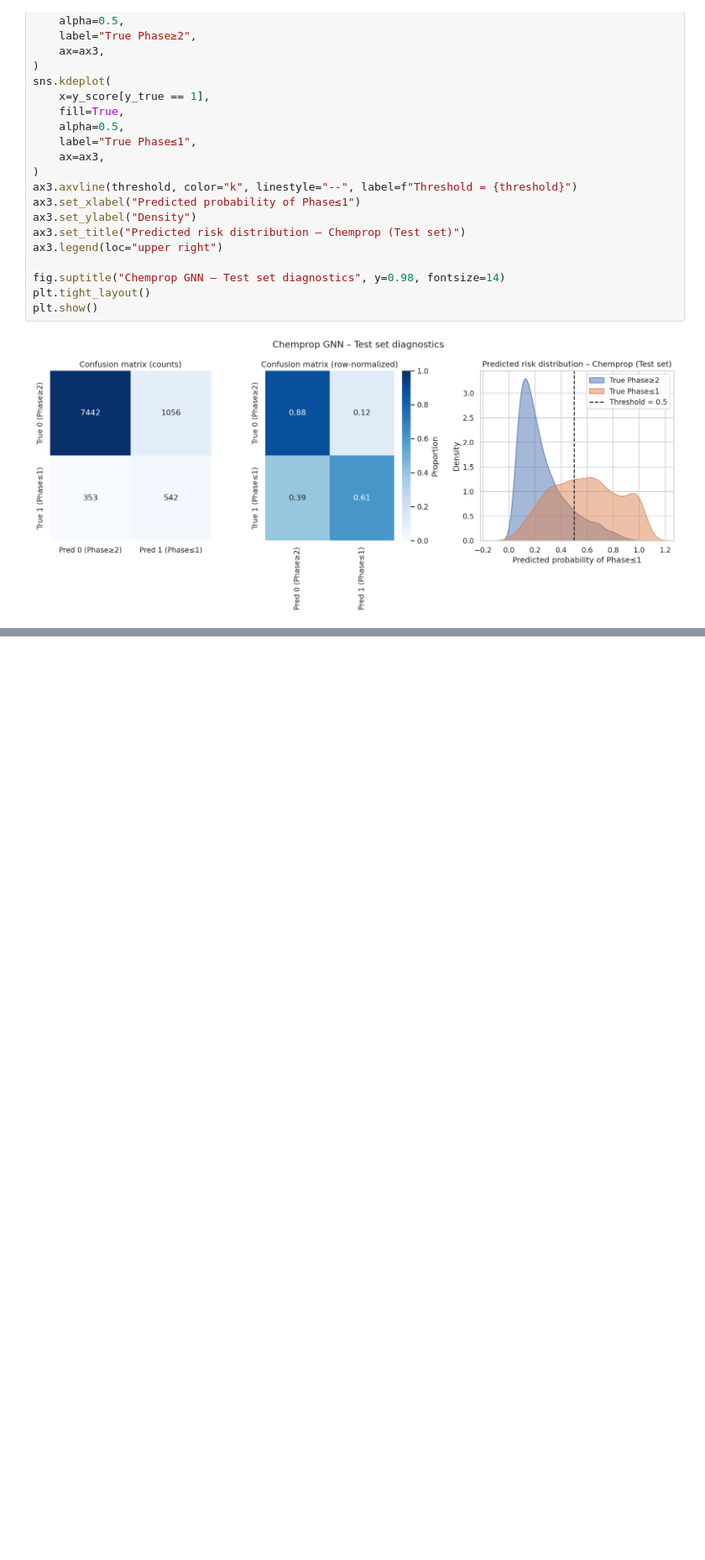
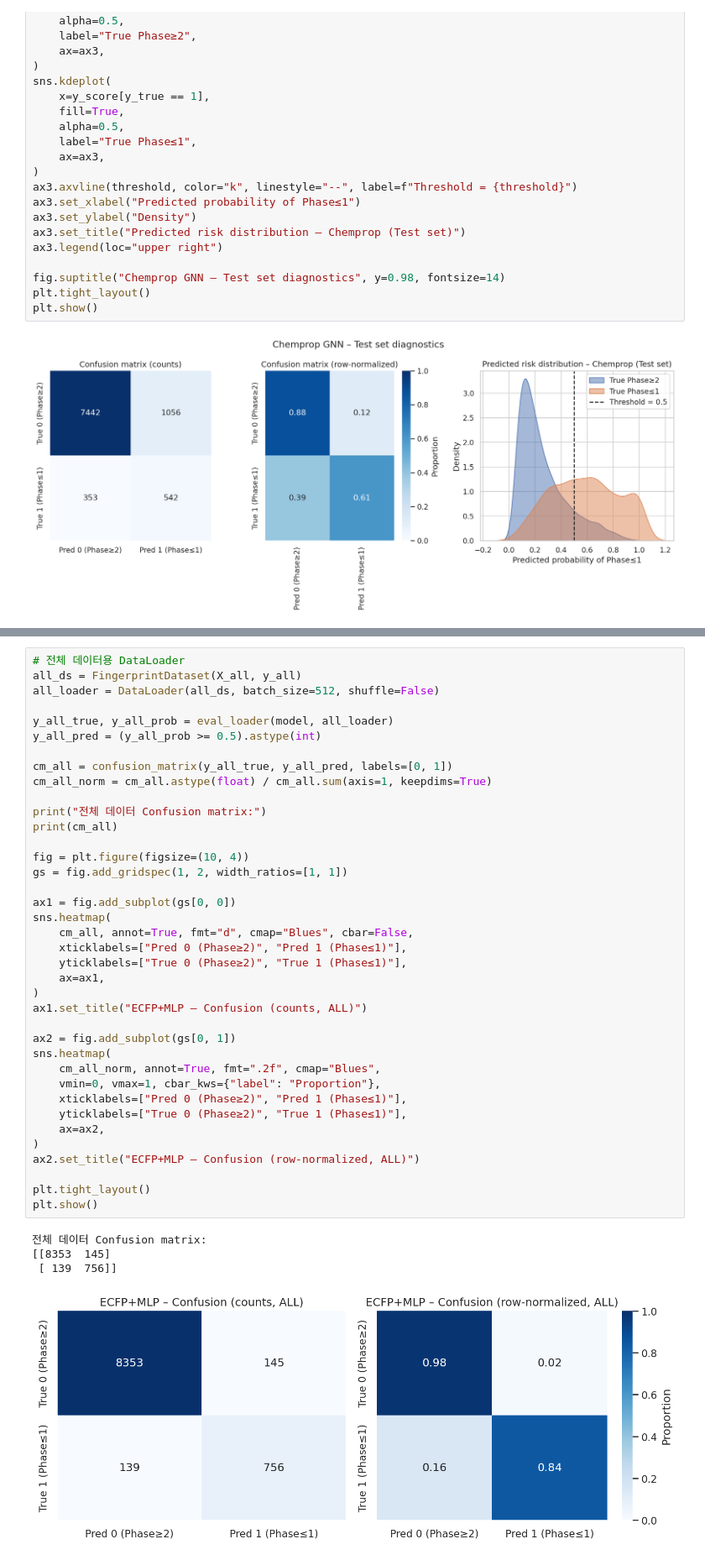
Before and after one commit to Parkss0/251119, a Jupyter notebook: 251119_practice.ipynb, the cells around one changed output, grey strips where cells are left out. Shown at 84% size. Cells and saved outputs as stored; diff of their text form; blank space fills up the shorter version.

```diff
--- a/251119_practice.ipynb
+++ b/251119_practice.ipynb
@@ -411,0 +932,43 @@ plt.show()
+# %%
+# 전체 데이터용 DataLoader
+all_ds = FingerprintDataset(X_all, y_all)
+all_loader = DataLoader(all_ds, batch_size=512, shuffle=False)
+
+y_all_true, y_all_prob = eval_loader(model, all_loader)
+y_all_pred = (y_all_prob >= 0.5).astype(int)
+
+cm_all = confusion_matrix(y_all_true, y_all_pred, labels=[0, 1])
+cm_all_norm = cm_all.astype(float) / cm_all.sum(axis=1, keepdims=True)
+
+print("전체 데이터 Confusion matrix:")
+print(cm_all)
+
+fig = plt.figure(figsize=(10, 4))
+gs = fig.add_gridspec(1, 2, width_ratios=[1, 1])
+
+ax1 = fig.add_subplot(gs[0, 0])
+sns.heatmap(
+    cm_all, annot=True, fmt="d", cmap="Blues", cbar=False,
+    xticklabels=["Pred 0 (Phase≥2)", "Pred 1 (Phase≤1)"],
+    yticklabels=["True 0 (Phase≥2)", "True 1 (Phase≤1)"],
+    ax=ax1,
+)
+ax1.set_title("ECFP+MLP – Confusion (counts, ALL)")
+
+ax2 = fig.add_subplot(gs[0, 1])
+sns.heatmap(
+    cm_all_norm, annot=True, fmt=".2f", cmap="Blues",
+    vmin=0, vmax=1, cbar_kws={"label": "Proportion"},
+    xticklabels=["Pred 0 (Phase≥2)", "Pred 1 (Phase≤1)"],
+    yticklabels=["True 0 (Phase≥2)", "True 1 (Phase≤1)"],
+    ax=ax2,
+)
+ax2.set_title("ECFP+MLP – Confusion (row-normalized, ALL)")
+
+plt.tight_layout()
+plt.show()
+# %% [output]
+전체 데이터 Confusion matrix:
+[[8353  145]
+ [ 139  756]]
+[figure, added]
```
Also changed, not shown: parts of 23 cells of this notebook.
